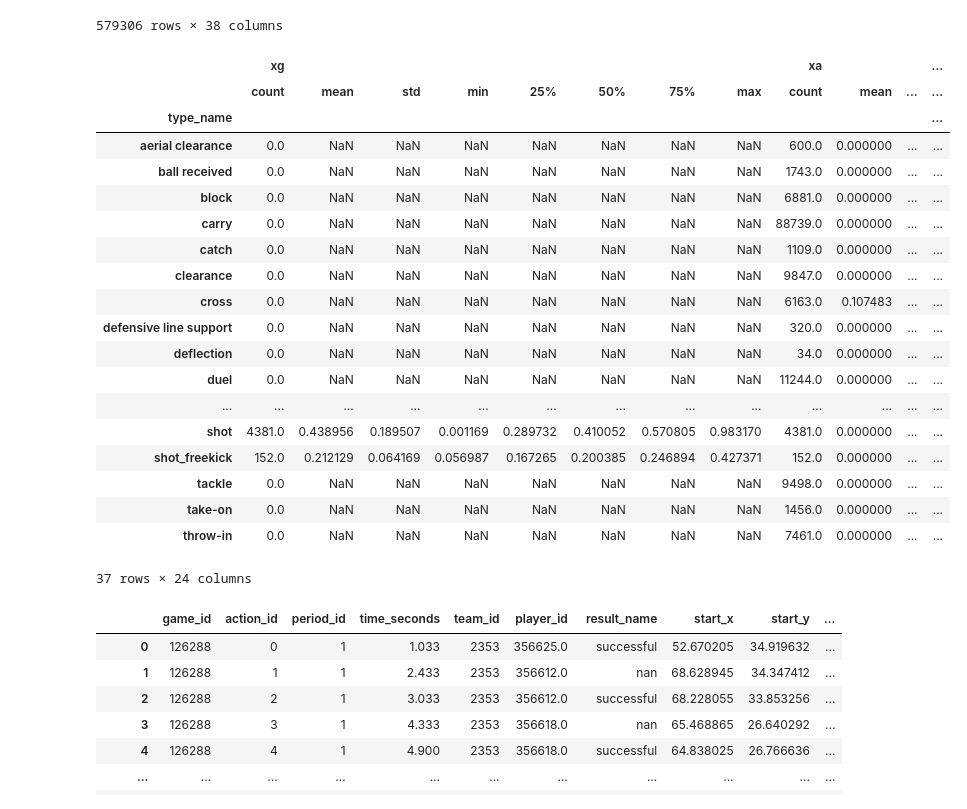
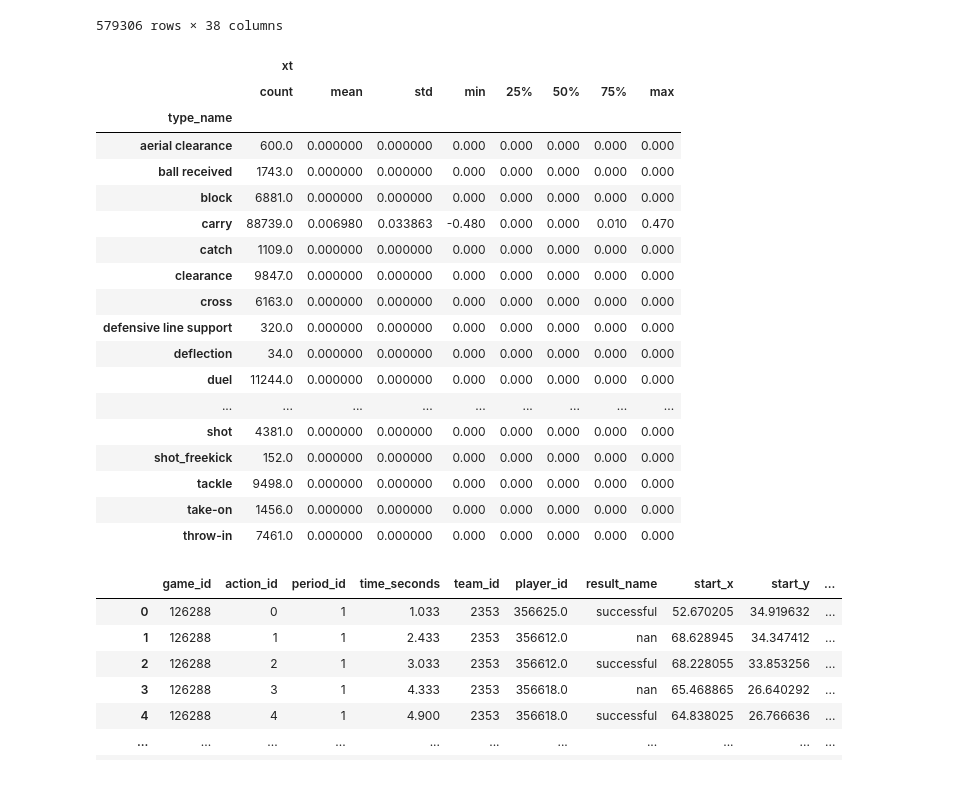
Before and after one commit to bories97/Python, a Jupyter notebook: 공모전 데이터/k-league data 분석 새로운 변수, 모델 적용 테스트용.ipynb, the cells around one changed output. Drawn from its saved outputs; the diff is of its cells as text; code cells hidden in the pictures.

```diff
--- a/공모전 데이터/k-league data 분석 새로운 변수, 모델 적용 테스트용.ipynb
+++ b/공모전 데이터/k-league data 분석 새로운 변수, 모델 적용 테스트용.ipynb
@@ -578,28 +660,27 @@ df #xt갑이 확인
 | 579305 | 126291 | 3103 | 2 | 3191.333 | 2353 | 356614.0 | nan | 7.754229 | 40.507872 | ... |
 579306 rows × 38 columns
 # %%
-df.groupby('type_name')[['xg','xa','xt']].describe()
+df.groupby('type_name')[['xt']].describe()
 # %% [output]
-|  | xg |  |  |  |  |  |  |  | xa |  |  | ... |
-|  | count | mean | std | min | 25% | 50% | 75% | max | count | mean | ... | ... |
-| type_name |  |  |  |  |  |  |  |  |  |  |  | ... |
-| aerial clearance | 0.0 | NaN | NaN | NaN | NaN | NaN | NaN | NaN | 600.0 | 0.000000 | ... | ... |
-| ball received | 0.0 | NaN | NaN | NaN | NaN | NaN | NaN | NaN | 1743.0 | 0.000000 | ... | ... |
-| block | 0.0 | NaN | NaN | NaN | NaN | NaN | NaN | NaN | 6881.0 | 0.000000 | ... | ... |
-| carry | 0.0 | NaN | NaN | NaN | NaN | NaN | NaN | NaN | 88739.0 | 0.000000 | ... | ... |
-| catch | 0.0 | NaN | NaN | NaN | NaN | NaN | NaN | NaN | 1109.0 | 0.000000 | ... | ... |
-| clearance | 0.0 | NaN | NaN | NaN | NaN | NaN | NaN | NaN | 9847.0 | 0.000000 | ... | ... |
-| cross | 0.0 | NaN | NaN | NaN | NaN | NaN | NaN | NaN | 6163.0 | 0.107483 | ... | ... |
-| defensive line support | 0.0 | NaN | NaN | NaN | NaN | NaN | NaN | NaN | 320.0 | 0.000000 | ... | ... |
-| deflection | 0.0 | NaN | NaN | NaN | NaN | NaN | NaN | NaN | 34.0 | 0.000000 | ... | ... |
-| duel | 0.0 | NaN | NaN | NaN | NaN | NaN | NaN | NaN | 11244.0 | 0.000000 | ... | ... |
-| ... | ... | ... | ... | ... | ... | ... | ... | ... | ... | ... | ... | ... |
-| shot | 4381.0 | 0.438956 | 0.189507 | 0.001169 | 0.289732 | 0.410052 | 0.570805 | 0.983170 | 4381.0 | 0.000000 | ... | ... |
-| shot_freekick | 152.0 | 0.212129 | 0.064169 | 0.056987 | 0.167265 | 0.200385 | 0.246894 | 0.427371 | 152.0 | 0.000000 | ... | ... |
-| tackle | 0.0 | NaN | NaN | NaN | NaN | NaN | NaN | NaN | 9498.0 | 0.000000 | ... | ... |
-| take-on | 0.0 | NaN | NaN | NaN | NaN | NaN | NaN | NaN | 1456.0 | 0.000000 | ... | ... |
-| throw-in | 0.0 | NaN | NaN | NaN | NaN | NaN | NaN | NaN | 7461.0 | 0.000000 | ... | ... |
+|  | xt |  |  |  |  |  |  |  |
+|  | count | mean | std | min | 25% | 50% | 75% | max |
+| type_name |  |  |  |  |  |  |  |  |
+| aerial clearance | 600.0 | 0.000000 | 0.000000 | 0.000 | 0.000 | 0.000 | 0.000 | 0.000 |
+| ball received | 1743.0 | 0.000000 | 0.000000 | 0.000 | 0.000 | 0.000 | 0.000 | 0.000 |
+| block | 6881.0 | 0.000000 | 0.000000 | 0.000 | 0.000 | 0.000 | 0.000 | 0.000 |
+| carry | 88739.0 | 0.006980 | 0.033863 | -0.480 | 0.000 | 0.000 | 0.010 | 0.470 |
+| catch | 1109.0 | 0.000000 | 0.000000 | 0.000 | 0.000 | 0.000 | 0.000 | 0.000 |
+| clearance | 9847.0 | 0.000000 | 0.000000 | 0.000 | 0.000 | 0.000 | 0.000 | 0.000 |
+| cross | 6163.0 | 0.000000 | 0.000000 | 0.000 | 0.000 | 0.000 | 0.000 | 0.000 |
+| defensive line support | 320.0 | 0.000000 | 0.000000 | 0.000 | 0.000 | 0.000 | 0.000 | 0.000 |
+| deflection | 34.0 | 0.000000 | 0.000000 | 0.000 | 0.000 | 0.000 | 0.000 | 0.000 |
+| duel | 11244.0 | 0.000000 | 0.000000 | 0.000 | 0.000 | 0.000 | 0.000 | 0.000 |
+| ... | ... | ... | ... | ... | ... | ... | ... | ... |
+| shot | 4381.0 | 0.000000 | 0.000000 | 0.000 | 0.000 | 0.000 | 0.000 | 0.000 |
+| shot_freekick | 152.0 | 0.000000 | 0.000000 | 0.000 | 0.000 | 0.000 | 0.000 | 0.000 |
+| tackle | 9498.0 | 0.000000 | 0.000000 | 0.000 | 0.000 | 0.000 | 0.000 | 0.000 |
+| take-on | 1456.0 | 0.000000 | 0.000000 | 0.000 | 0.000 | 0.000 | 0.000 | 0.000 |
+| throw-in | 7461.0 | 0.000000 | 0.000000 | 0.000 | 0.000 | 0.000 | 0.000 | 0.000 |
-37 rows × 24 columns
 # %%
 # xt구한걸 원본 데이터에 넣기
 
```
Also changed, not shown: parts of 32 cells of this notebook, 1 other file.
